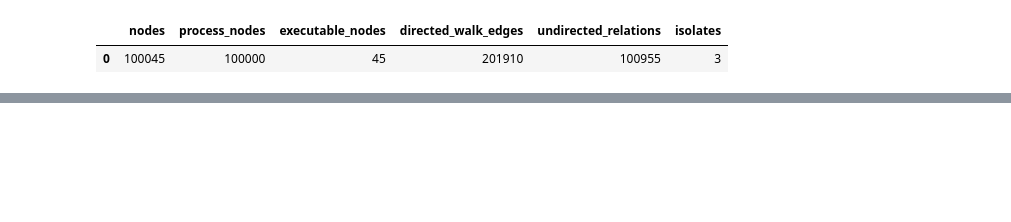
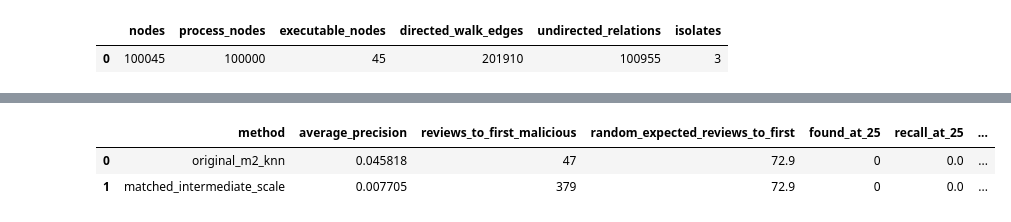
Before and after one commit to MekaelWasti/Cyber-Telemetry, a Jupyter notebook: Notebooks/Agentic Feature Extractor and Signal Localizer.ipynb, the cells around one changed output, grey strips where cells are left out. Cells and saved outputs as stored; diff of their text form; code cells hidden in the pictures; blank space fills up the shorter version.

```diff
--- a/Notebooks/Agentic Feature Extractor and Signal Localizer.ipynb
+++ b/Notebooks/Agentic Feature Extractor and Signal Localizer.ipynb
@@ -4701,0 +5121,27 @@ No method selection, amplification, or parameter revision is permitted after thi
+# %%
+diagnosis_y_true = (
+    session_table["label"]
+    .map({"benign": 0, "malicious": 1})
+    .to_numpy(dtype=int)
+)
+
+amplification_results = {
+    "original_m2_knn": evaluate_precomputed_scores(
+        diagnosis_y_true,
+        selected["s"],
+    ),
+    "matched_intermediate_scale": evaluate_precomputed_scores(
+        diagnosis_y_true,
+        amplified_scores,
+    ),
+}
+
+amplification_summary = metric_summary_from_method_results(
+    amplification_results
+)
+
+amplification_summary
+# %% [output]
+|  | method | average_precision | reviews_to_first_malicious | random_expected_reviews_to_first | found_at_25 | recall_at_25 | ... |
+| 0 | original_m2_knn | 0.045818 | 47 | 72.9 | 0 | 0.0 | ... |
+| 1 | matched_intermediate_scale | 0.007705 | 379 | 72.9 | 0 | 0.0 | ... |
```
Also changed, not shown: parts of 21 cells of this notebook, 7 other files.
